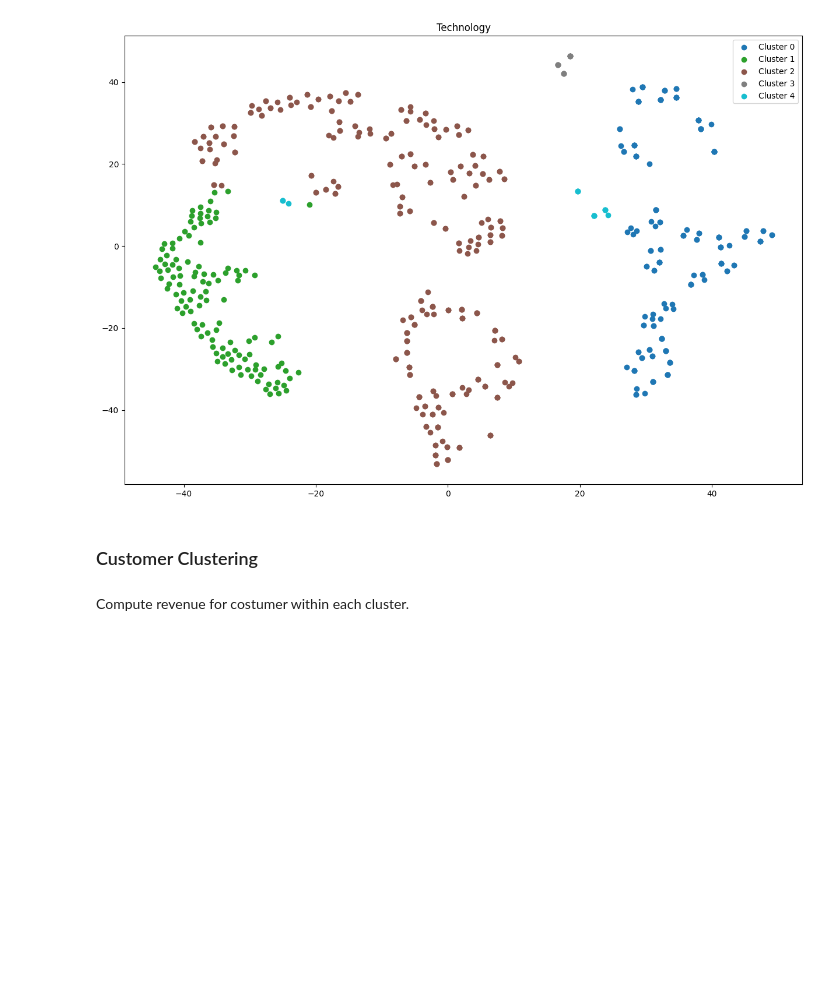
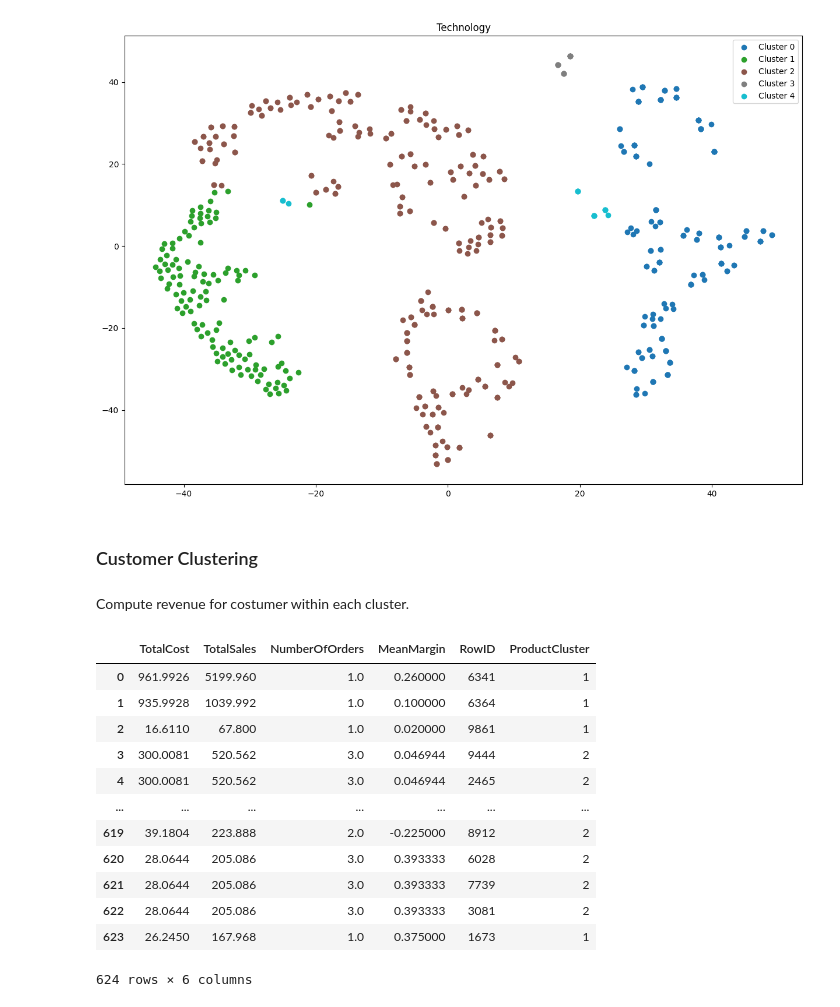
Before and after one commit to CogitoNTNU/CogitoXInfor-h24, a Jupyter notebook: HermanNotebook.ipynb, the cells around one changed output. Saved outputs shown, nothing was run; the diff lists cells and outputs as text; code cells hidden in the pictures; blank space fills up the shorter version.

```diff
--- a/HermanNotebook.ipynb
+++ b/HermanNotebook.ipynb
@@ -101,13 +96,13 @@ def number_of_orders_per_product(dataframe):
     return dataframe
 
 def add_total_sales_for_product(dataframe):
-    product_sales = data.groupby("ProductID")["Sales"].sum().reset_index()
+    product_sales = dataframe.groupby("ProductID")["Sales"].sum().reset_index()
     product_sales.columns = ["ProductID", "TotalSales"]
     new_df = pd.merge(dataframe, product_sales, on = "ProductID", how = "left")
     return new_df
 
 def add_total_cost_for_product(dataframe):
-    product_cost = data.groupby("ProductID")["Cost"].sum().reset_index()
+    product_cost = dataframe.groupby("ProductID")["Cost"].sum().reset_index()
     product_cost.columns = ["ProductID", "TotalCost"]
     new_df = pd.merge(dataframe, product_cost, on = "ProductID", how = "left")
     return new_df
@@ -118,9 +113,9 @@ def add_total_cost_for_product(dataframe):
 # Start by picking two features and see if there is any clustering. For example revenue and avg margin, or margin and number of orders.
 # Do not use average but sum. Also try changing the scaling method.
 # %%
-def feature_engineering_preprocessing(dataframes : dict, scaler) -> dict:
+def feature_engineering_preprocessing(dataframes: dict, scaler) -> dict:
     '''
-    The function applies multiple feature engineerings steps to each dataframe in the input dictionary.
+    The function applies multiple feature engineering steps to each dataframe in the input dictionary.
 
     It then returns a dictionary with the engineered dataframes.
     '''
@@ -130,18 +125,26 @@ def feature_engineering_preprocessing(dataframes : dict, scaler) -> dict:
     for category in dataframes.keys():
         df = dataframes[category].copy()
 
+        # Apply feature engineering steps
         df = number_of_orders_per_product(df)
         df = add_total_sales_for_product(df)
         df = add_total_cost_for_product(df)
         df = add_average_margin_feature(df)
 
-        original_index = df.index
+        # Save the RowID before transformation
+        row_id = df["RowID"].copy()
 
+        # Select the features and apply scaling
         features = ["TotalCost", "TotalSales", "NumberOfOrders", "MeanMargin"]
-        df = scaler.fit_transform(df[features])
-        df = pd.DataFrame(data = df, columns = scaler.get_feature_names_out(), index = original_index)
-        result[category] = df
+        df_scaled = scaler.fit_transform(df[features])
 
+        # Convert scaled data back to DataFrame
+        df_scaled = pd.DataFrame(data=df_scaled, columns=scaler.get_feature_names_out())
+
+        # Add the original RowID back to the scaled DataFrame
+        df_scaled["RowID"] = row_id.values
+
+        result[category] = df_scaled
 
     return result
 # %%
@@ -269,0 +286,16 @@ Compute revenue for costumer within each cluster.
+# %%
+unscaled_product_data["Technology"]
+# %% [output]
+|  | TotalCost | TotalSales | NumberOfOrders | MeanMargin | RowID | ProductCluster |
+| 0 | 961.9926 | 5199.960 | 1.0 | 0.260000 | 6341 | 1 |
+| 1 | 935.9928 | 1039.992 | 1.0 | 0.100000 | 6364 | 1 |
+| 2 | 16.6110 | 67.800 | 1.0 | 0.020000 | 9861 | 1 |
+| 3 | 300.0081 | 520.562 | 3.0 | 0.046944 | 9444 | 2 |
+| 4 | 300.0081 | 520.562 | 3.0 | 0.046944 | 2465 | 2 |
+| ... | ... | ... | ... | ... | ... | ... |
+| 619 | 39.1804 | 223.888 | 2.0 | -0.225000 | 8912 | 2 |
+| 620 | 28.0644 | 205.086 | 3.0 | 0.393333 | 6028 | 2 |
+| 621 | 28.0644 | 205.086 | 3.0 | 0.393333 | 7739 | 2 |
+| 622 | 28.0644 | 205.086 | 3.0 | 0.393333 | 3081 | 2 |
+| 623 | 26.2450 | 167.968 | 1.0 | 0.375000 | 1673 | 1 |
+624 rows × 6 columns
```
Also changed, not shown: parts of 35 cells of this notebook.
